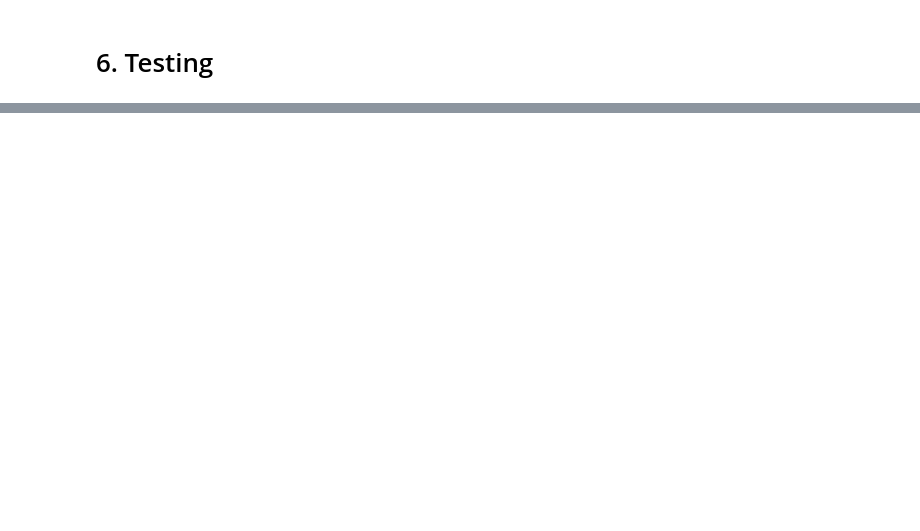
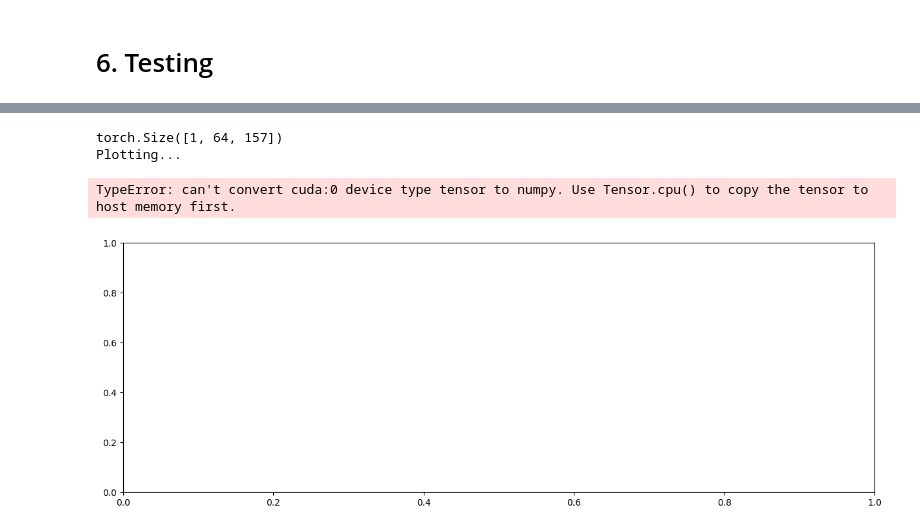
Before and after one commit to iTzAymen/PCG_Classification, a Jupyter notebook: main.ipynb, the cells around one changed output, grey strips where cells are left out. Cells and saved outputs as stored; diff of their text form; code cells hidden in the pictures; blank space fills up the shorter version.

```diff
--- a/main.ipynb
+++ b/main.ipynb
@@ -70,8 +74,8 @@ MODEL_IMPORT_NAME = 'cnn_1_final'  + '.pth'
 Hyperparameters
 # %%
 N_CLASSES = 2
-N_EPOCHS = 300
-STOP_EPOCHS = 10 # stop training if accuracy doesnt increase for 10 epochs
+N_EPOCHS = 150
+STOP_EPOCHS = 50 # stop training if accuracy doesnt increase for 10 epochs
 BATCH_SIZE = 64
 # %%
 SEED = 42
@@ -445,7 +466,13 @@ CRNN_2 = CRNN(input_dim=1, output_dim=2)
 from packages.T_1 import TransformerModel
 T_1 = TransformerModel(input_dim=1, hidden_dim=128, num_classes=2)
 
-myModel = CNN_1
+from packages.RNN import RNN
+RNN_1 = RNN(SPEC_N_MELS, 2, num_layers=64, sequence_length=157)
+
+from packages.CRNN_a import CRNN_a
+CRNN_a = CRNN_a(1, 39, 2)
+
+myModel = CRNN_a
 # %% [markdown]
 ## Creating save path
 # %%
@@ -731,0 +757,19 @@ predicted <--> actual
+# %%
+def predict(model, audio_file):
+    model.eval()
+    with torch.inference_mode():
+        aud, _, aug_spec, mfcc, delta_mfcc, delta2_mfcc = AudioUtil.preprocess_audio(audio_file)
+        mfcc_cat = torch.cat([mfcc, delta_mfcc, delta2_mfcc], dim=1)
+        AudioUtil.display_spectrogram(aug_spec.cpu())
+        AudioUtil.display_MFCC(mfcc.cpu(), label='MFCC', type='graph')
+        AudioUtil.display_MFCC(delta_mfcc.cpu(), label='1st order MFCC', type='graph')
+        AudioUtil.display_MFCC(delta2_mfcc.cpu(), label='2nd order MFCC', type='graph')
+        data = mfcc_cat.unsqueeze(dim=0)
+        return model(data).argmax().item()
+
+predict(myModel, 'Heart 2.wav')
+# %% [output]
+torch.Size([1, 64, 157])
+Plotting...
+TypeError: can't convert cuda:0 device type tensor to numpy. Use Tensor.cpu() to copy the tensor to host memory first.
+[figure, added]
```
Also changed, not shown: parts of 13 cells of this notebook, 3 other files.
